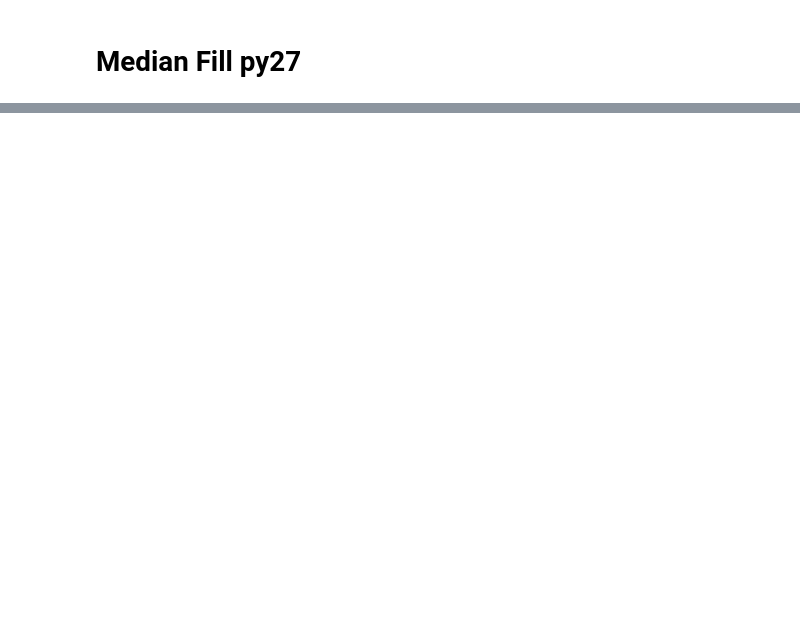
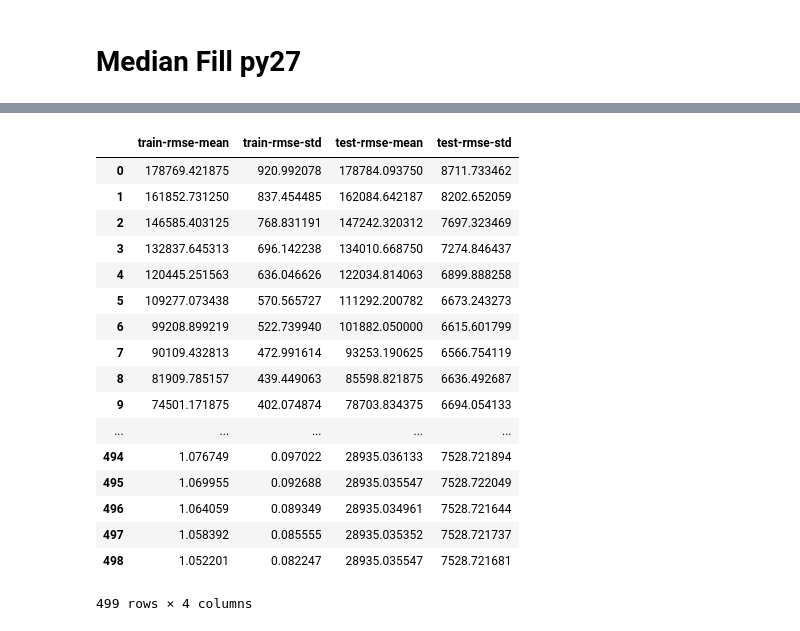
Before and after one commit to lizhicq/AI-course, a Jupyter notebook: 04 - 机器学习实战/W1 - LA House Price/Test.ipynb, the cells around one changed output, grey strips where cells are left out. Saved outputs shown, nothing was run; the diff lists cells and outputs as text; code cells hidden in the pictures; blank space fills up the shorter version.

```diff
--- a/04 - 机器学习实战/W1 - LA House Price/Test.ipynb
+++ b/04 - 机器学习实战/W1 - LA House Price/Test.ipynb
@@ -114,0 +122,18 @@ rmse: 24376.67355460287 logrmse: 0.11326325779549755
+# %%
+params = {"objective":"reg:linear",
+          "cosample_bytree":0.7,
+         'learning_rate':0.1,
+         'max_depth':10,
+         'alpha':10}
+# %%
+matrix = xgb.DMatrix(data=X, label=y)#xgboost 可以接受的Data的一种压缩后的数据结构. lmdb/.h5
+# %%
+cv_results = xgb.cv(params=params,
+       nfold=10,
+       num_boost_round=500,
+       metrics='rmse',
+       as_pandas=True,
+       dtrain = matrix)
+#决策树的学习过程分为两个阶段，分裂和剪枝(前剪枝和后见剪枝)
+cv_results[-1]
+# %% [output]
@@ -114,0 +157,18 @@ rmse: 24376.67355460287 logrmse: 0.11326325779549755
+|  | train-rmse-mean | train-rmse-std | test-rmse-mean | test-rmse-std |
+| 0 | 178769.421875 | 920.992078 | 178784.093750 | 8711.733462 |
+| 1 | 161852.731250 | 837.454485 | 162084.642187 | 8202.652059 |
+| 2 | 146585.403125 | 768.831191 | 147242.320312 | 7697.323469 |
+| 3 | 132837.645313 | 696.142238 | 134010.668750 | 7274.846437 |
+| 4 | 120445.251563 | 636.046626 | 122034.814063 | 6899.888258 |
+| 5 | 109277.073438 | 570.565727 | 111292.200782 | 6673.243273 |
+| 6 | 99208.899219 | 522.739940 | 101882.050000 | 6615.601799 |
+| 7 | 90109.432813 | 472.991614 | 93253.190625 | 6566.754119 |
+| 8 | 81909.785157 | 439.449063 | 85598.821875 | 6636.492687 |
+| 9 | 74501.171875 | 402.074874 | 78703.834375 | 6694.054133 |
+| ... | ... | ... | ... | ... |
+| 494 | 1.076749 | 0.097022 | 28935.036133 | 7528.721894 |
+| 495 | 1.069955 | 0.092688 | 28935.035547 | 7528.722049 |
+| 496 | 1.064059 | 0.089349 | 28935.034961 | 7528.721644 |
+| 497 | 1.058392 | 0.085555 | 28935.035352 | 7528.721737 |
+| 498 | 1.052201 | 0.082247 | 28935.035547 | 7528.721681 |
+499 rows × 4 columns
```
Also changed, not shown: parts of 19 cells of this notebook.
